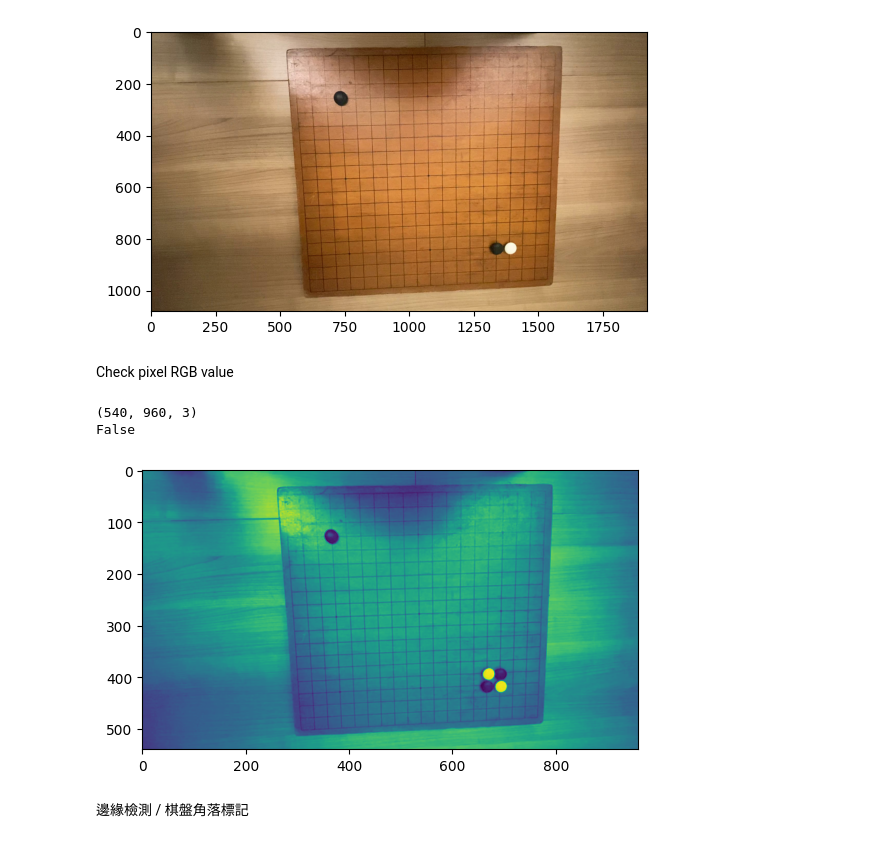
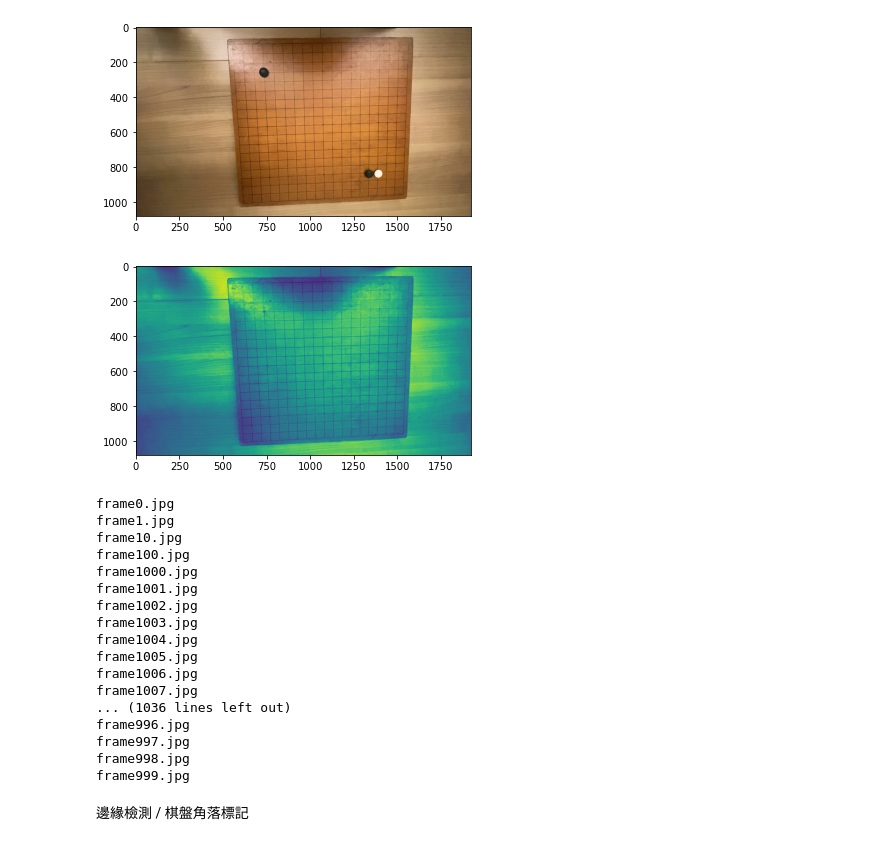
Before and after one commit to Howeng98/go_game_extension, a Jupyter notebook: test.ipynb, the cells around one changed output. Drawn from its saved outputs; the diff is of its cells as text; code cells hidden in the pictures.

Commit message:
Add files via upload
Adding RGB checking function

```diff
--- a/test.ipynb
+++ b/test.ipynb
@@ -12,19 +7,7 @@ import numpy as np
 # %%
-img = cv2.imread('./data/frame44frame5444.jpg')
+img = cv2.imread('./data/frame444.jpg')
 img = cv2.cvtColor(img, cv2.COLOR_BGR2RGB)
 plt.imshow(img)
 plt.show()
 # %% [output]
-[figure, old version]
+[figure, new version]
-# %% [markdown]
-Check pixel RGB value
-# %%
-print(img.shape)
-[R,G,B] = img[393, 668,:]
-if 200 < R:
-    print("True")
-else:
-    print("False")
-# %% [output]
-(540, 960, 3)
-False
@@ -31,10 +27,39 @@ False
+# %%
+frame_list = os.listdir('data')
+frame_list.sort()
 # %%
-img = cv2.cvtColor(orig_img, cv2.COLOR_BGR2GRAY)
+ROOT_path = 'E:\python_test\GO\go_game_extension-main (1)\go_game_extension-main\data'
+img = cv2.imread(os.path.join(ROOT_path, frame_list[0]))
+img = cv2.cvtColor(img, cv2.COLOR_BGR2GRAY)
 img = cv2.GaussianBlur(img, (3,3), 0)
 plt.imshow(img)
 plt.show()
 # %% [output]
-[figure, old version]
+[figure, new version]
+# %%
+for i in range(len(frame_list)):
+   img = cv2.imread(os.path.join(ROOT_path, frame_list[0]))
+   img = cv2.cvtColor(img, cv2.COLOR_BGR2RGB)
+   if Checking_RGB(img):
+      print(frame_list[i])
+# %% [output]
+frame0.jpg
+frame1.jpg
+frame10.jpg
+frame100.jpg
+frame1000.jpg
+frame1001.jpg
+frame1002.jpg
+frame1003.jpg
+frame1004.jpg
+frame1005.jpg
+frame1006.jpg
+frame1007.jpg
+... (1036 lines left out)
+frame996.jpg
+frame997.jpg
+frame998.jpg
+frame999.jpg
 # %%
 # img = cv2.Canny(img, 30, 50)
 # plt.imshow(img)
```
Also changed, not shown: parts of 5 cells of this notebook.
